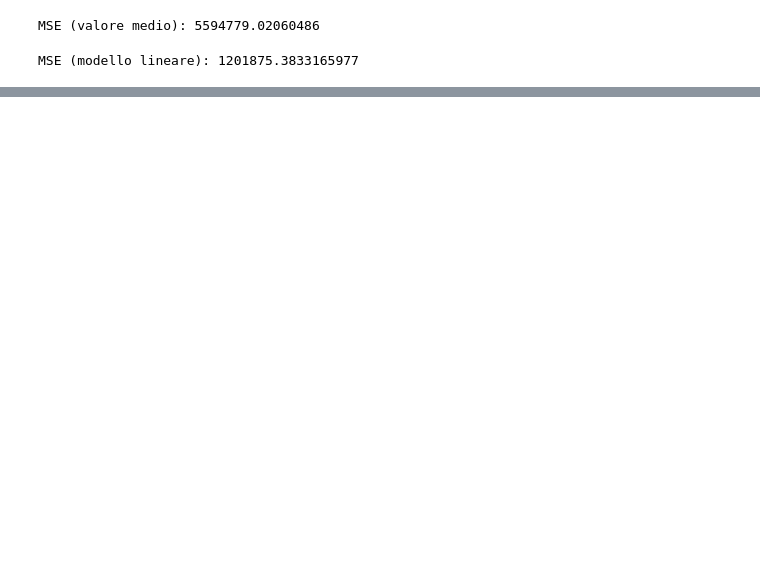
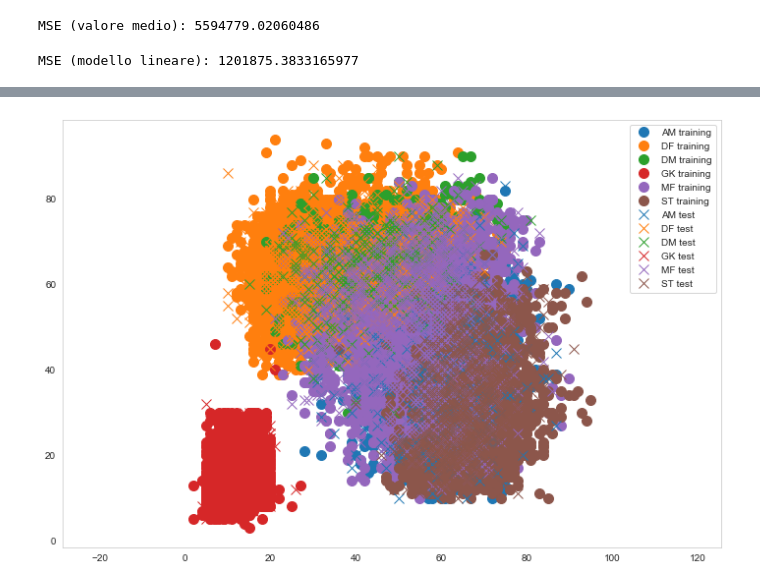
Before and after one commit to ValerioTosto/Fifa19DataAnalysis, a Jupyter notebook: Fifa19 Analysis.ipynb, the cells around one changed output, grey strips where cells are left out. Cells and saved outputs as stored; diff of their text form; code cells hidden in the pictures; blank space fills up the shorter version.

```diff
--- a/Fifa19 Analysis.ipynb
+++ b/Fifa19 Analysis.ipynb
@@ -678,10 +617,0 @@ def shooting(data):
-# %%
-# adding these categories to the data
-data['defending'] = data.apply(defending, axis = 1)
-data['general'] = data.apply(general, axis = 1)
-data['mental'] = data.apply(mental, axis = 1)
-data['passing'] = data.apply(passing, axis = 1)
-data['mobility'] = data.apply(mobility, axis = 1)
-data['power'] = data.apply(power, axis = 1)
-data['rating'] = data.apply(rating, axis = 1)
-data['shooting'] = data.apply(shooting, axis = 1)
@@ -705,0 +628,4 @@ print("MSE (modello lineare):", np.sqrt(((players['market_value']-model.predict(
+# %%
+data_pre_log_reg = data.copy()
+data_pre_log_reg = data_pre_log_reg[data_pre_log_reg['position'].notna()]
+data_pre_log_reg['position'].unique()
@@ -705,0 +679,5 @@ print("MSE (modello lineare):", np.sqrt(((players['market_value']-model.predict(
+# %%
+data_log_reg = data_pre_log_reg.select_dtypes(exclude=['object']).copy()
+data_log_reg['position'] = data_pre_log_reg['position']
+data_log_reg = data_log_reg.drop(['jersey_number', 'contract_valid_until', 'international_reputation'], 1)
+data_log_reg.info()
@@ -705,0 +706,6 @@ print("MSE (modello lineare):", np.sqrt(((players['market_value']-model.predict(
+# %%
+#prendiamo il 75% dei dati per formare il training set
+data_training, data_test = train_test_split(data_log_reg, test_size=0.25)
+
+print("Numero di campioni di training:",len(data_training))
+print("Numero di campioni di test:",len(data_test))
@@ -705,0 +735,20 @@ print("MSE (modello lineare):", np.sqrt(((players['market_value']-model.predict(
+# %%
+def plot2d(data, label_suffix='', marker='o'):
+    classes = data['position'].sort_values().unique()
+    for c in classes:
+        plt.plot(data.where(data['position']==c).dropna().finishing.values,
+                 data.where(data['position']==c).dropna().marking.values,'o', label=c+label_suffix, marker=marker, markersize=10)
+
+    plt.axis('equal')
+
+plt.figure(figsize=(12,8))
+plot2d(data_training,' training', marker='o')
+
+#reset dei colori: in questo modo avrò gli stessi colori per training e test set (ripartendo dal blu)
+plt.gca().set_prop_cycle(None)
+plot2d(data_test,' test', marker='x')
+plt.grid()
+plt.legend()
+plt.show()
+# %% [output]
+[figure, added]
```
Also changed, not shown: parts of 87 cells of this notebook.
